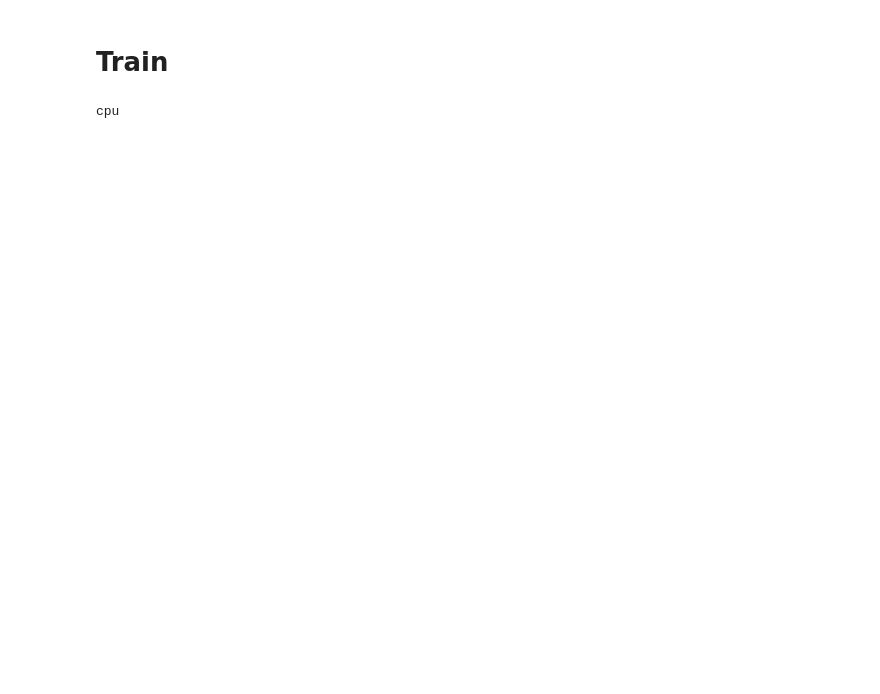
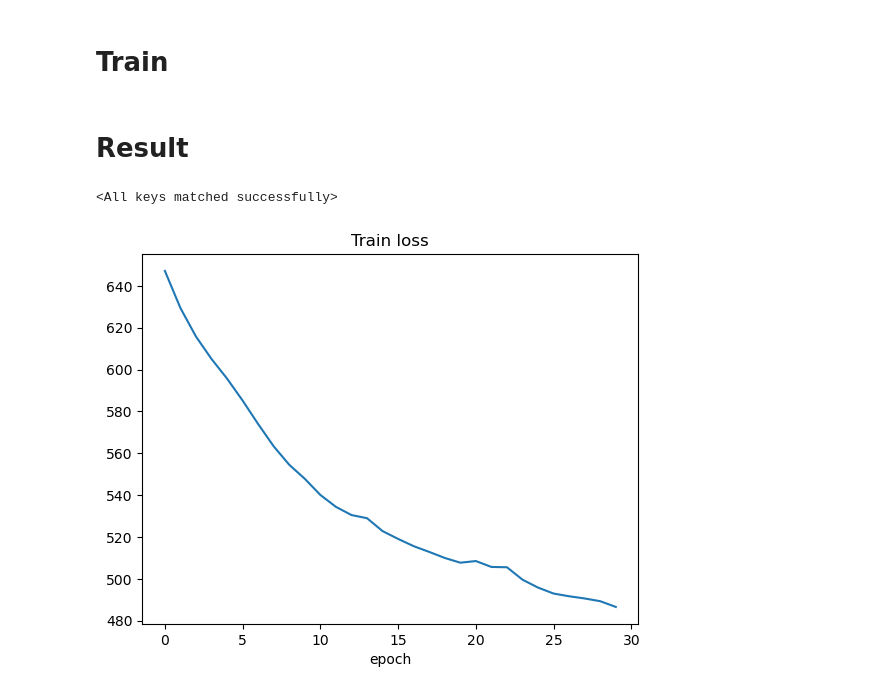
Before and after one commit to SpongeStark/intership_2025_COSYS, a Jupyter notebook: demo/demo_Dexined/demo_Dexined_with_visibility.ipynb, the cells around one changed output. Drawn from its saved outputs; the diff is of its cells as text; code cells hidden in the pictures; blank space fills up the shorter version.

Commit message:
first train with visibility finished

```diff
--- a/demo/demo_Dexined/demo_Dexined_with_visibility.ipynb
+++ b/demo/demo_Dexined/demo_Dexined_with_visibility.ipynb
@@ -17,26 +41,3 @@ from dataset import BIPEDv2
 # %% [markdown]
 # Train
-# %%
-device = "cuda" if torch.cuda.is_available() else "cpu"
-epoch = 1
-batch_size = 8
-learning_rate = 1e-4
-biped_dataset = BIPEDv2(
-    "/home/yangk/intership_2025_COSYS/resource/DexiNed/BIPEDv2/BIPED/edges/imgs/train/rgbr/real/",
-    "/home/yangk/intership_2025_COSYS/resource/DexiNed/BIPEDv2/BIPED/edges/edge_maps/train/rgbr/real/"
-)
-
-model = DexiNed()
-criterion = nn.MSELoss()
-optimizer = torch.optim.Adam(model.parameters(), lr=learning_rate)
-loader = DataLoader(biped_dataset, batch_size=4)
-logging = {
-    'train_loss': []
-}
-
-device = "cpu"
-
-print(device)
-# %% [output]
-cpu
 # %%
@@ -66,0 +68,19 @@ print(f"Succeed saving log in ./checkpoints/cpt_visibility.json")
+# %% [markdown]
+# Result
+# %%
+model.load_state_dict(torch.load("./checkpoints/cpt_visibility.pth", weights_only=True))
+# %% [output]
+<All keys matched successfully>
+# %%
+import json
+import matplotlib.pyplot as plt
+
+with open("./checkpoints/cpt_visibility.json", 'r') as f:
+    logs = json.load(f)
+
+plt.plot(logs['train_loss'])
+plt.title("Train loss")
+plt.xlabel("epoch")
+plt.show()
+# %% [output]
+[figure, added]
```
Also changed, not shown: parts of 7 cells of this notebook, 2 other files.
